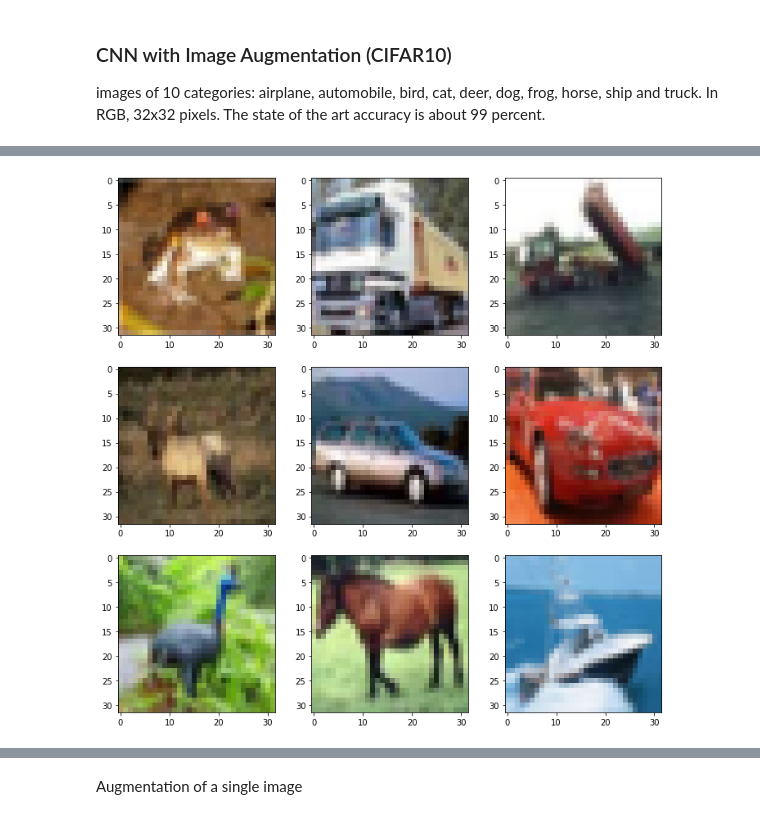
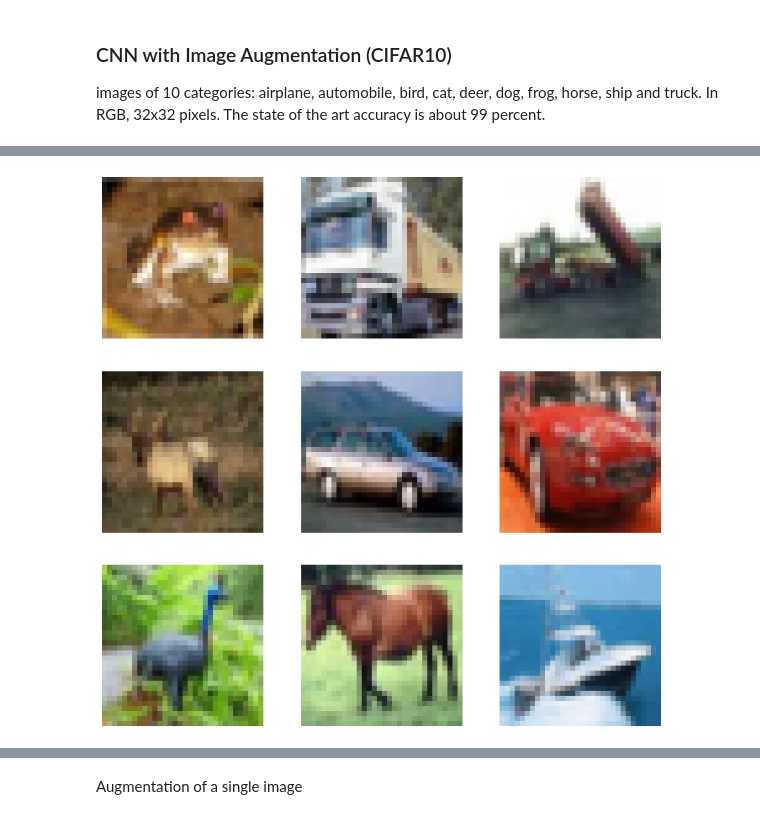
Before and after one commit to marcinwolter/MachineLearning2020, a Jupyter notebook: CNN_with_Image_Augmentation.ipynb, the cells around one changed output, grey strips where cells are left out. Cells and saved outputs as stored; diff of their text form; code cells hidden in the pictures.

```diff
--- a/CNN_with_Image_Augmentation.ipynb
+++ b/CNN_with_Image_Augmentation.ipynb
@@ -32,6 +32,7 @@ yy_test = y_test
 fig = plt.figure(figsize=(12, 12))
 for i in range(0,9):
     plt.subplot(330 + 1 + i)
+    plt.axis('off')
     plt.imshow(x_train[i])
 plt.show()
 # %% [output]
@@ -40,4 +39,4 @@ Downloading data from https://www.cs.toronto.edu/~kriz/cifar-10-python.tar.gz
-[figure, old version]
+[figure, new version]
 # %%
 # set up image augmentation
 datagen = ImageDataGenerator(
```
Also changed, not shown: parts of 16 cells of this notebook.
